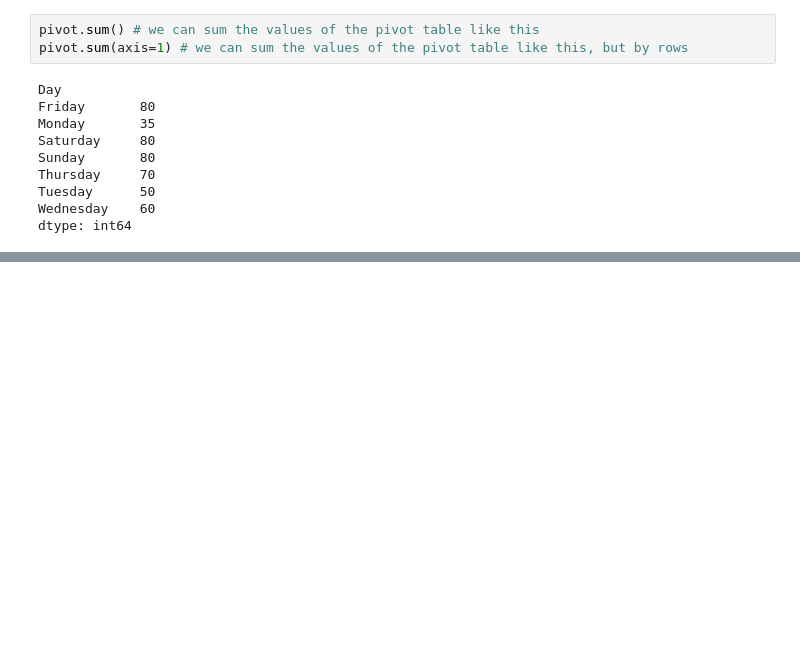
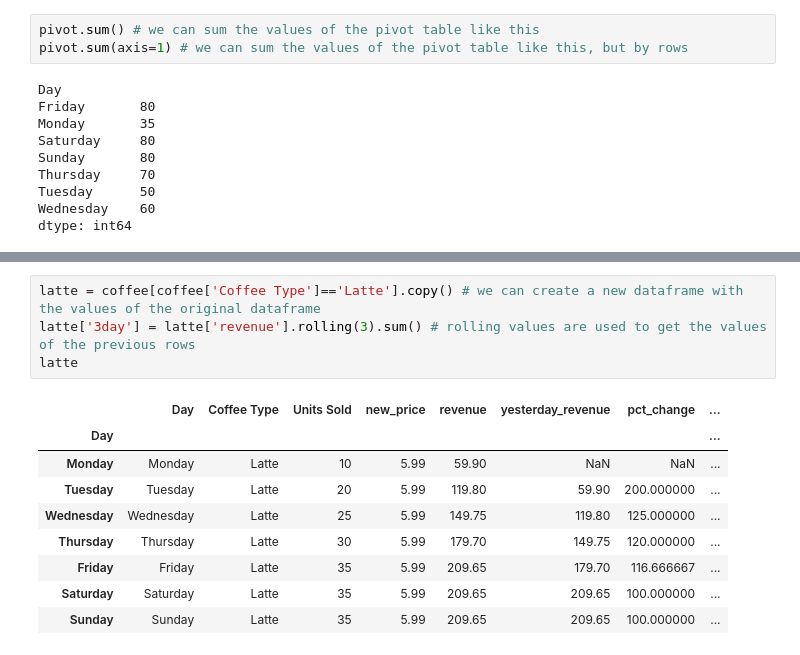
Before and after one commit to J3SSY-ANDU/Food-Delivery-Data-Analysis, a Jupyter notebook: notebooks/pandas_tutorial.ipynb, the cells around one changed output, grey strips where cells are left out. Drawn from its saved outputs; the diff is of its cells as text; blank space fills up the shorter version.

```diff
--- a/notebooks/pandas_tutorial.ipynb
+++ b/notebooks/pandas_tutorial.ipynb
@@ -879,0 +958,14 @@ TypeError: unhashable type: 'Series'
+# %%
+latte = coffee[coffee['Coffee Type']=='Latte'].copy() # we can create a new dataframe with the values of the original dataframe
+latte['3day'] = latte['revenue'].rolling(3).sum() # rolling values are used to get the values of the previous rows
+latte
+# %% [output]
+|  | Day | Coffee Type | Units Sold | new_price | revenue | yesterday_revenue | pct_change | ... |
+| Day |  |  |  |  |  |  |  | ... |
+| Monday | Monday | Latte | 10 | 5.99 | 59.90 | NaN | NaN | ... |
+| Tuesday | Tuesday | Latte | 20 | 5.99 | 119.80 | 59.90 | 200.000000 | ... |
+| Wednesday | Wednesday | Latte | 25 | 5.99 | 149.75 | 119.80 | 125.000000 | ... |
+| Thursday | Thursday | Latte | 30 | 5.99 | 179.70 | 149.75 | 120.000000 | ... |
+| Friday | Friday | Latte | 35 | 5.99 | 209.65 | 179.70 | 116.666667 | ... |
+| Saturday | Saturday | Latte | 35 | 5.99 | 209.65 | 209.65 | 100.000000 | ... |
+| Sunday | Sunday | Latte | 35 | 5.99 | 209.65 | 209.65 | 100.000000 | ... |
```
Also changed, not shown: parts of 13 cells of this notebook.
